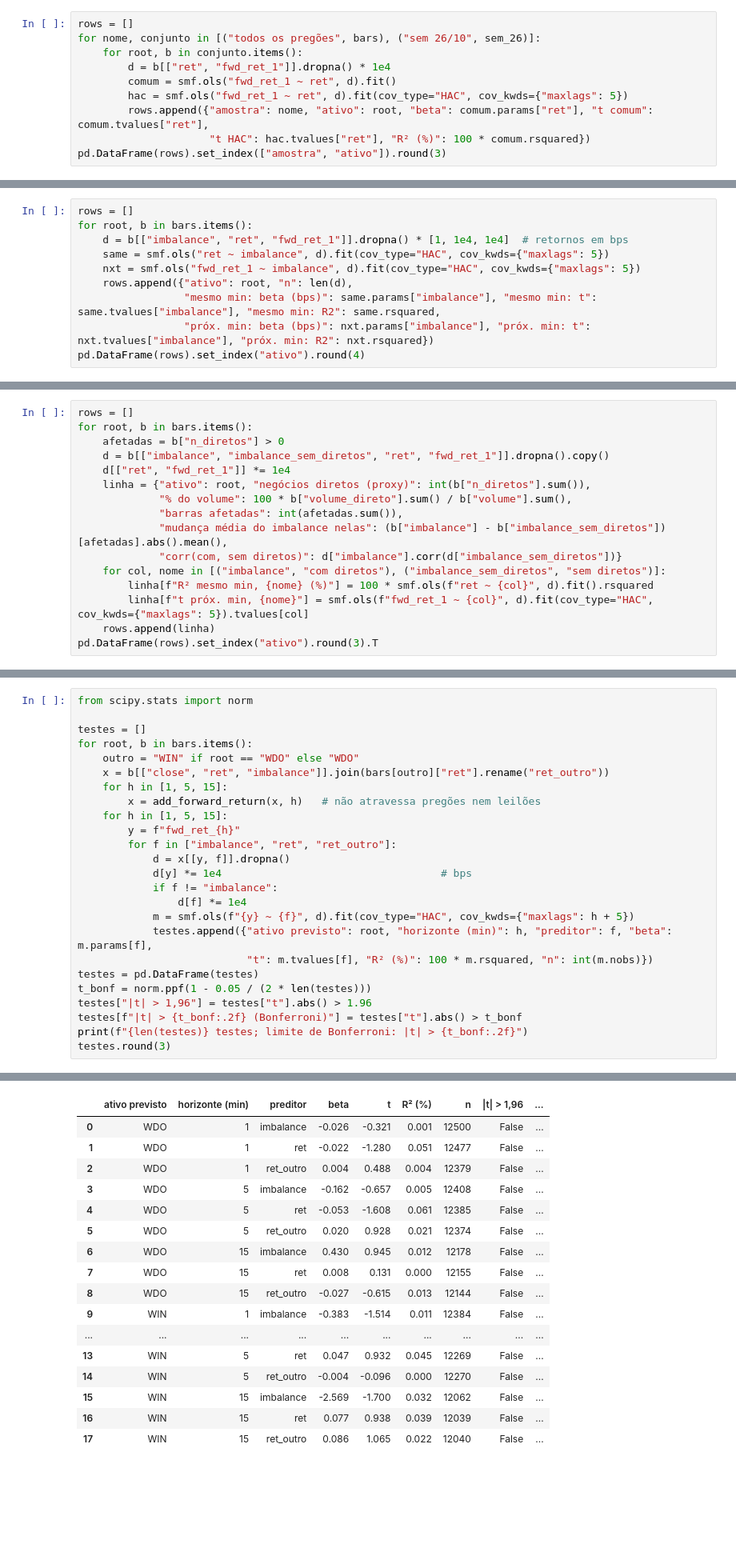
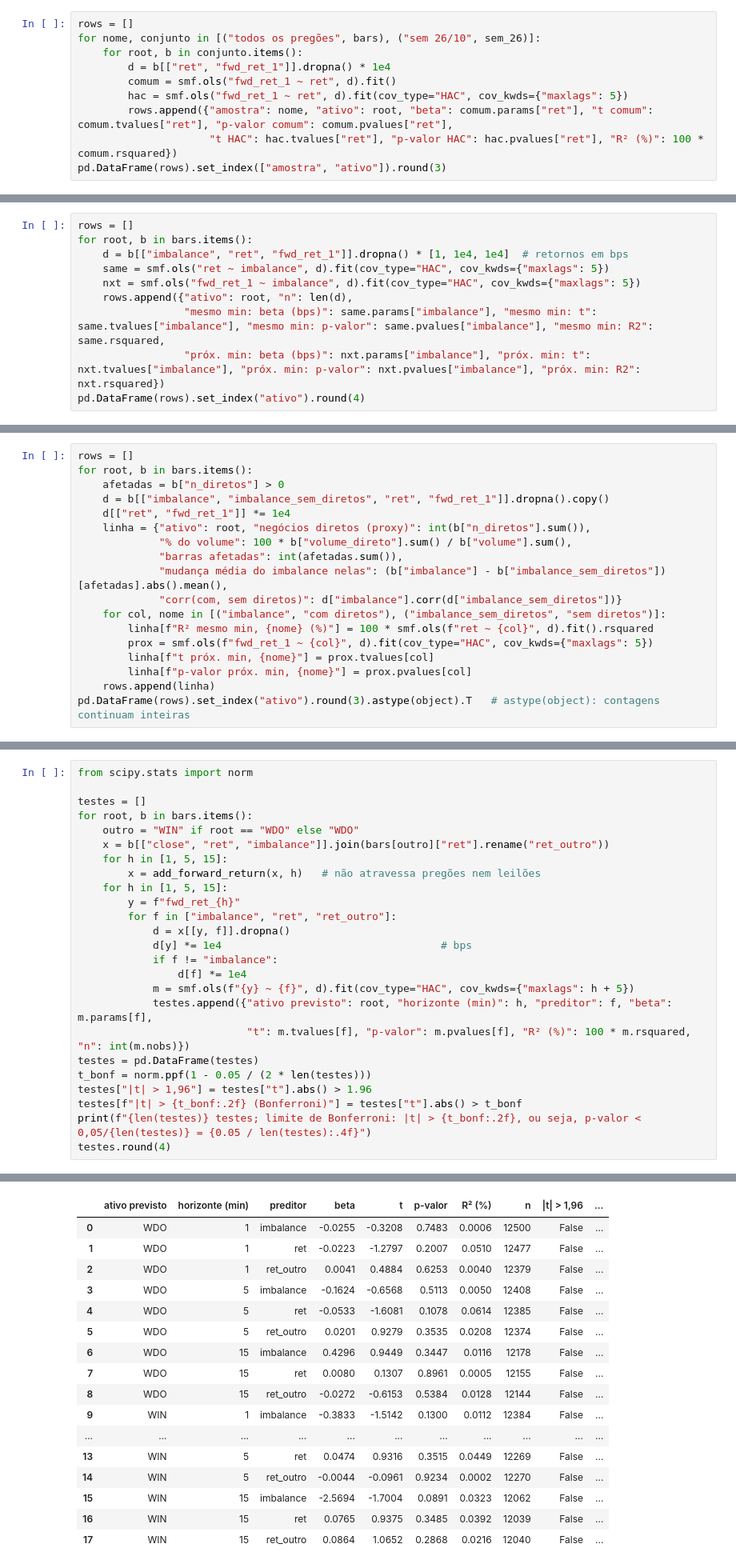
Before and after one commit to marcosemn/islp-b3-futures, a Jupyter notebook: notebooks/00_exploracao_wdo_win.ipynb, the cells around one changed output, grey strips where cells are left out. Shown at 80% size. Drawn from its saved outputs; the diff is of its cells as text; blank space fills up the shorter version.

```diff
--- a/notebooks/00_exploracao_wdo_win.ipynb
+++ b/notebooks/00_exploracao_wdo_win.ipynb
@@ -522,7 +522,7 @@ for nome, conjunto in [("todos os pregões", bars), ("sem 26/10", sem_26)]:
         d = b[["ret", "fwd_ret_1"]].dropna() * 1e4
         comum = smf.ols("fwd_ret_1 ~ ret", d).fit()
         hac = smf.ols("fwd_ret_1 ~ ret", d).fit(cov_type="HAC", cov_kwds={"maxlags": 5})
-        rows.append({"amostra": nome, "ativo": root, "beta": comum.params["ret"], "t comum": comum.tvalues["ret"],
-                     "t HAC": hac.tvalues["ret"], "R² (%)": 100 * comum.rsquared})
+        rows.append({"amostra": nome, "ativo": root, "beta": comum.params["ret"], "t comum": comum.tvalues["ret"], "p-valor comum": comum.pvalues["ret"],
+                     "t HAC": hac.tvalues["ret"], "p-valor HAC": hac.pvalues["ret"], "R² (%)": 100 * comum.rsquared})
 pd.DataFrame(rows).set_index(["amostra", "ativo"]).round(3)
 # %% [output]
@@ -551,7 +551,7 @@ for root, b in bars.items():
     same = smf.ols("ret ~ imbalance", d).fit(cov_type="HAC", cov_kwds={"maxlags": 5})
     nxt = smf.ols("fwd_ret_1 ~ imbalance", d).fit(cov_type="HAC", cov_kwds={"maxlags": 5})
     rows.append({"ativo": root, "n": len(d),
-                 "mesmo min: beta (bps)": same.params["imbalance"], "mesmo min: t": same.tvalues["imbalance"], "mesmo min: R2": same.rsquared,
-                 "próx. min: beta (bps)": nxt.params["imbalance"], "próx. min: t": nxt.tvalues["imbalance"], "próx. min: R2": nxt.rsquared})
+                 "mesmo min: beta (bps)": same.params["imbalance"], "mesmo min: t": same.tvalues["imbalance"], "mesmo min: p-valor": same.pvalues["imbalance"], "mesmo min: R2": same.rsquared,
+                 "próx. min: beta (bps)": nxt.params["imbalance"], "próx. min: t": nxt.tvalues["imbalance"], "próx. min: p-valor": nxt.pvalues["imbalance"], "próx. min: R2": nxt.rsquared})
 pd.DataFrame(rows).set_index("ativo").round(4)
 # %% [output]
@@ -583,8 +583,10 @@ for root, b in bars.items():
              "corr(com, sem diretos)": d["imbalance"].corr(d["imbalance_sem_diretos"])}
     for col, nome in [("imbalance", "com diretos"), ("imbalance_sem_diretos", "sem diretos")]:
         linha[f"R² mesmo min, {nome} (%)"] = 100 * smf.ols(f"ret ~ {col}", d).fit().rsquared
-        linha[f"t próx. min, {nome}"] = smf.ols(f"fwd_ret_1 ~ {col}", d).fit(cov_type="HAC", cov_kwds={"maxlags": 5}).tvalues[col]
+        prox = smf.ols(f"fwd_ret_1 ~ {col}", d).fit(cov_type="HAC", cov_kwds={"maxlags": 5})
+        linha[f"t próx. min, {nome}"] = prox.tvalues[col]
+        linha[f"p-valor próx. min, {nome}"] = prox.pvalues[col]
     rows.append(linha)
-pd.DataFrame(rows).set_index("ativo").round(3).T
+pd.DataFrame(rows).set_index("ativo").round(3).astype(object).T   # astype(object): contagens continuam inteiras
 # %% [output]
 | ativo | WDO | WIN |
@@ -649,11 +653,11 @@ for root, b in bars.items():
                 d[f] *= 1e4
             m = smf.ols(f"{y} ~ {f}", d).fit(cov_type="HAC", cov_kwds={"maxlags": h + 5})
             testes.append({"ativo previsto": root, "horizonte (min)": h, "preditor": f, "beta": m.params[f],
-                           "t": m.tvalues[f], "R² (%)": 100 * m.rsquared, "n": int(m.nobs)})
+                           "t": m.tvalues[f], "p-valor": m.pvalues[f], "R² (%)": 100 * m.rsquared, "n": int(m.nobs)})
 testes = pd.DataFrame(testes)
 t_bonf = norm.ppf(1 - 0.05 / (2 * len(testes)))
 testes["|t| > 1,96"] = testes["t"].abs() > 1.96
 testes[f"|t| > {t_bonf:.2f} (Bonferroni)"] = testes["t"].abs() > t_bonf
-print(f"{len(testes)} testes; limite de Bonferroni: |t| > {t_bonf:.2f}")
-testes.round(3)
+print(f"{len(testes)} testes; limite de Bonferroni: |t| > {t_bonf:.2f}, ou seja, p-valor < 0,05/{len(testes)} = {0.05 / len(testes):.4f}")
+testes.round(4)
 # %% [output]
@@ -661,19 +665,19 @@ testes.round(3)
-|  | ativo previsto | horizonte (min) | preditor | beta | t | R² (%) | n | |t| > 1,96 | ... |
-| 0 | WDO | 1 | imbalance | -0.026 | -0.321 | 0.001 | 12500 | False | ... |
-| 1 | WDO | 1 | ret | -0.022 | -1.280 | 0.051 | 12477 | False | ... |
-| 2 | WDO | 1 | ret_outro | 0.004 | 0.488 | 0.004 | 12379 | False | ... |
-| 3 | WDO | 5 | imbalance | -0.162 | -0.657 | 0.005 | 12408 | False | ... |
-| 4 | WDO | 5 | ret | -0.053 | -1.608 | 0.061 | 12385 | False | ... |
-| 5 | WDO | 5 | ret_outro | 0.020 | 0.928 | 0.021 | 12374 | False | ... |
-| 6 | WDO | 15 | imbalance | 0.430 | 0.945 | 0.012 | 12178 | False | ... |
-| 7 | WDO | 15 | ret | 0.008 | 0.131 | 0.000 | 12155 | False | ... |
-| 8 | WDO | 15 | ret_outro | -0.027 | -0.615 | 0.013 | 12144 | False | ... |
-| 9 | WIN | 1 | imbalance | -0.383 | -1.514 | 0.011 | 12384 | False | ... |
-| ... | ... | ... | ... | ... | ... | ... | ... | ... | ... |
-| 13 | WIN | 5 | ret | 0.047 | 0.932 | 0.045 | 12269 | False | ... |
-| 14 | WIN | 5 | ret_outro | -0.004 | -0.096 | 0.000 | 12270 | False | ... |
-| 15 | WIN | 15 | imbalance | -2.569 | -1.700 | 0.032 | 12062 | False | ... |
-| 16 | WIN | 15 | ret | 0.077 | 0.938 | 0.039 | 12039 | False | ... |
-| 17 | WIN | 15 | ret_outro | 0.086 | 1.065 | 0.022 | 12040 | False | ... |
+|  | ativo previsto | horizonte (min) | preditor | beta | t | p-valor | R² (%) | n | |t| > 1,96 | ... |
+| 0 | WDO | 1 | imbalance | -0.0255 | -0.3208 | 0.7483 | 0.0006 | 12500 | False | ... |
+| 1 | WDO | 1 | ret | -0.0223 | -1.2797 | 0.2007 | 0.0510 | 12477 | False | ... |
+| 2 | WDO | 1 | ret_outro | 0.0041 | 0.4884 | 0.6253 | 0.0040 | 12379 | False | ... |
+| 3 | WDO | 5 | imbalance | -0.1624 | -0.6568 | 0.5113 | 0.0050 | 12408 | False | ... |
+| 4 | WDO | 5 | ret | -0.0533 | -1.6081 | 0.1078 | 0.0614 | 12385 | False | ... |
+| 5 | WDO | 5 | ret_outro | 0.0201 | 0.9279 | 0.3535 | 0.0208 | 12374 | False | ... |
+| 6 | WDO | 15 | imbalance | 0.4296 | 0.9449 | 0.3447 | 0.0116 | 12178 | False | ... |
+| 7 | WDO | 15 | ret | 0.0080 | 0.1307 | 0.8961 | 0.0005 | 12155 | False | ... |
+| 8 | WDO | 15 | ret_outro | -0.0272 | -0.6153 | 0.5384 | 0.0128 | 12144 | False | ... |
+| 9 | WIN | 1 | imbalance | -0.3833 | -1.5142 | 0.1300 | 0.0112 | 12384 | False | ... |
+| ... | ... | ... | ... | ... | ... | ... | ... | ... | ... | ... |
+| 13 | WIN | 5 | ret | 0.0474 | 0.9316 | 0.3515 | 0.0449 | 12269 | False | ... |
+| 14 | WIN | 5 | ret_outro | -0.0044 | -0.0961 | 0.9234 | 0.0002 | 12270 | False | ... |
+| 15 | WIN | 15 | imbalance | -2.5694 | -1.7004 | 0.0891 | 0.0323 | 12062 | False | ... |
+| 16 | WIN | 15 | ret | 0.0765 | 0.9375 | 0.3485 | 0.0392 | 12039 | False | ... |
+| 17 | WIN | 15 | ret_outro | 0.0864 | 1.0652 | 0.2868 | 0.0216 | 12040 | False | ... |
 # %% [markdown]
 **O que os números mostram**
```
Also changed, not shown: parts of 8 cells of this notebook, 1 other file.
